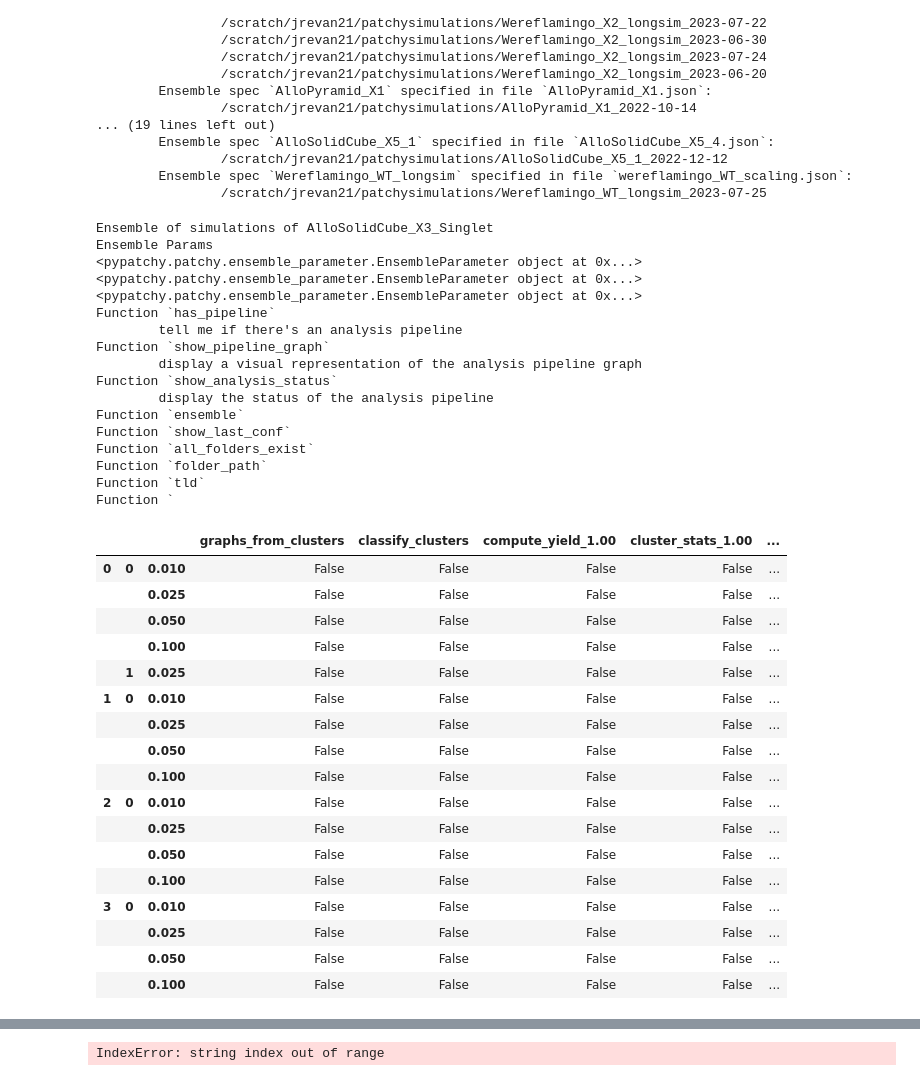
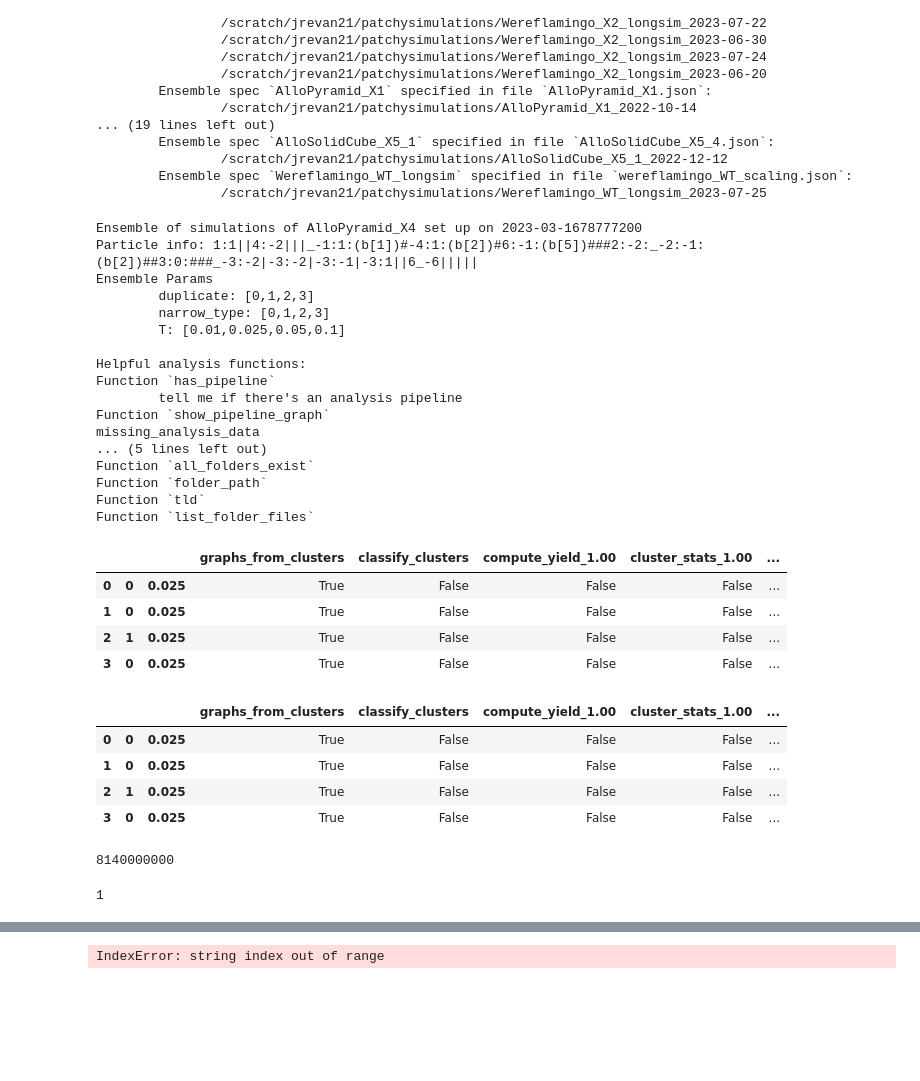
Before and after one commit to sulcgroup/pypatchy, a Jupyter notebook: notebooks/test.ipynb, the cells around one changed output, grey strips where cells are left out. Cells and saved outputs as stored; diff of their text form; code cells hidden in the pictures; blank space fills up the shorter version.

Commit message:
did a lot of work debugging analysis pipeline. need to transfer files to local so i can actually debug properly because this is a MESS. current commit is UNSTABLE

```diff
--- a/notebooks/test.ipynb
+++ b/notebooks/test.ipynb
@@ -23,46 +27,49 @@ Simulations:
         Ensemble spec `Wereflamingo_WT_longsim` specified in file `wereflamingo_WT_scaling.json`:
                 /scratch/jrevan21/patchysimulations/Wereflamingo_WT_longsim_2023-07-25
 # %%
-ensemble = PatchySimulationEnsemble(cfg_file_name="WTPyramid.json", sim_date="2022-10-14")
+ensemble = PatchySimulationEnsemble(cfg_file_name="AlloPyramid_X4.json", sim_date="2023-03-14")
 # %%
 ensemble.info()
 # %% [output]
-Ensemble of simulations of AlloSolidCube_X3_Singlet
+Ensemble of simulations of AlloPyramid_X4 set up on 2023-03-1678777200
+Particle info: 1:1||4:-2|||_-1:1:(b[1])#-4:1:(b[2])#6:-1:(b[5])###2:-2:_-2:-1:(b[2])##3:0:###_-3:-2|-3:-2|-3:-1|-3:1||6_-6|||||
 Ensemble Params
-<pypatchy.patchy.ensemble_parameter.EnsembleParameter object at 0x...>
-<pypatchy.patchy.ensemble_parameter.EnsembleParameter object at 0x...>
-<pypatchy.patchy.ensemble_parameter.EnsembleParameter object at 0x...>
+        duplicate: [0,1,2,3]
+        narrow_type: [0,1,2,3]
+        T: [0.01,0.025,0.05,0.1]
+
+Helpful analysis functions:
 Function `has_pipeline`
         tell me if there's an analysis pipeline
 Function `show_pipeline_graph`
-        display a visual representation of the analysis pipeline graph
-Function `show_analysis_status`
-        display the status of the analysis pipeline
-Function `ensemble`
-Function `show_last_conf`
+missing_analysis_data
+... (5 lines left out)
 Function `all_folders_exist`
 Function `folder_path`
 Function `tld`
-Function `
+Function `list_folder_files`
 # %%
-step = ensemble.analysis_pipeline.name_map["graphs_from_clusters"]
+step = ensemble.analysis_pipeline.name_map["classify_clusters"]
 ensemble.missing_analysis_data(step)
 # %% [output]
 |  |  |  | graphs_from_clusters | classify_clusters | compute_yield_1.00 | cluster_stats_1.00 | ... |
-| 0 | 0 | 0.010 | False | False | False | False | ... |
-|  |  | 0.025 | False | False | False | False | ... |
-|  |  | 0.050 | False | False | False | False | ... |
-|  |  | 0.100 | False | False | False | False | ... |
-|  | 1 | 0.025 | False | False | False | False | ... |
-| 1 | 0 | 0.010 | False | False | False | False | ... |
-|  |  | 0.025 | False | False | False | False | ... |
-|  |  | 0.050 | False | False | False | False | ... |
-|  |  | 0.100 | False | False | False | False | ... |
-| 2 | 0 | 0.010 | False | False | False | False | ... |
-|  |  | 0.025 | False | False | False | False | ... |
-|  |  | 0.050 | False | False | False | False | ... |
-|  |  | 0.100 | False | False | False | False | ... |
-| 3 | 0 | 0.010 | False | False | False | False | ... |
-|  |  | 0.025 | False | False | False | False | ... |
-|  |  | 0.050 | False | False | False | False | ... |
-|  |  | 0.100 | False | False | False | False | ... |
+| 0 | 0 | 0.025 | True | False | False | False | ... |
+| 1 | 0 | 0.025 | True | False | False | False | ... |
+| 2 | 1 | 0.025 | True | False | False | False | ... |
+| 3 | 0 | 0.025 | True | False | False | False | ... |
+# %%
+ensemble.missing_analysis_data(step)
+# %% [output]
+|  |  |  | graphs_from_clusters | classify_clusters | compute_yield_1.00 | cluster_stats_1.00 | ... |
+| 0 | 0 | 0.025 | True | False | False | False | ... |
+| 1 | 0 | 0.025 | True | False | False | False | ... |
+| 2 | 1 | 0.025 | True | False | False | False | ... |
+| 3 | 0 | 0.025 | True | False | False | False | ... |
+# %%
+ensemble.time_length(PatchySimulation([ParameterValue("duplicate", 0), ParameterValue("narrow_type", 0), ParameterValue("T", 0.025)]))
+# %% [output]
+8140000000
+# %%
+len(ensemble.slurm_log)
+# %% [output]
+1
```
Also changed, not shown: parts of 8 cells of this notebook, 5 other files.
